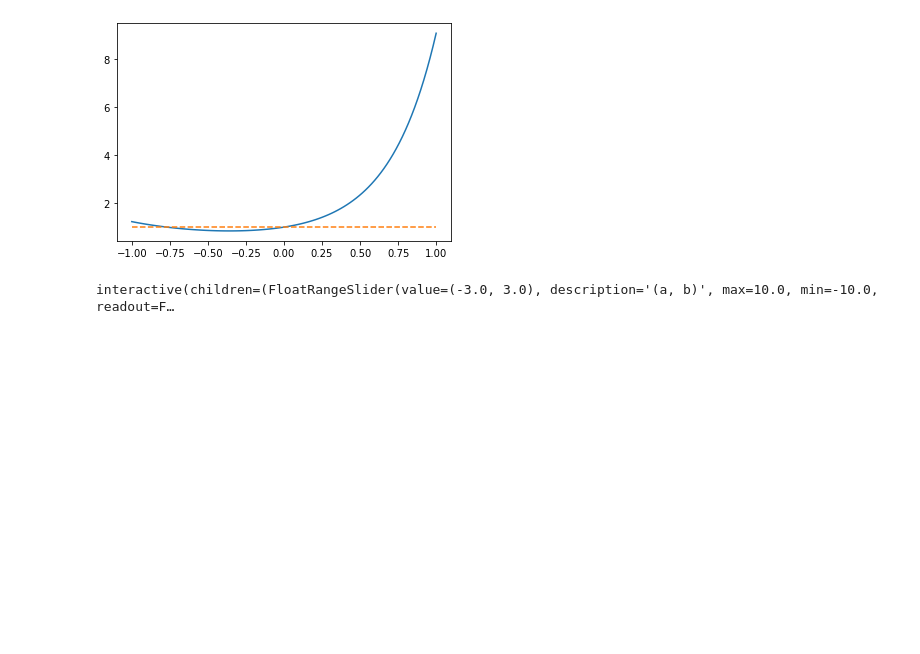
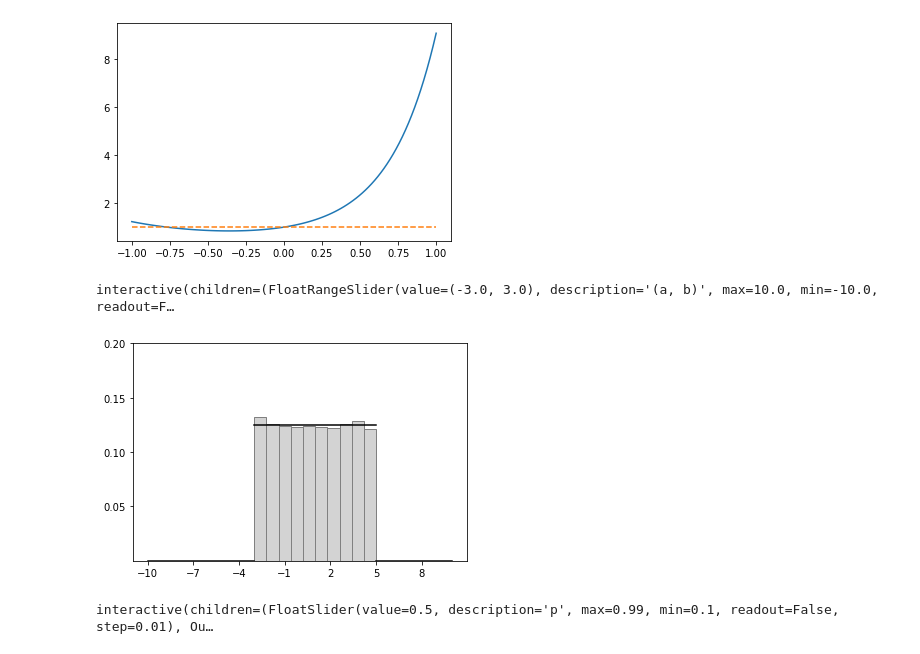
Before and after one commit to dariomalchiodi/sds, a Jupyter notebook: sds/notebooks/notebooks.ipynb, the cells around one changed output. Saved outputs shown, nothing was run; the diff lists cells and outputs as text; code cells hidden in the pictures; blank space fills up the shorter version.

```diff
--- a/sds/notebooks/notebooks.ipynb
+++ b/sds/notebooks/notebooks.ipynb
@@ -526,3 +524,53 @@ def uniform_kurtosis(params):
 widgets.interactive(uniform_kurtosis, params = param_slider)
 # %% [output]
 interactive(children=(FloatRangeSlider(value=(-3.0, 3.0), description='(a, b)', max=10.0, min=-10.0, readout=F…
+# %%
+import scipy.stats as st
+
+a = -3
+b = 5
+
+U = st.uniform(a, b-a)
+
+m = 5000
+x = U.rvs(m)
+
+plt.hist(x, bins=10, density=True, color='lightgray', edgecolor='gray')
+
+plt.plot([-10, a], [0, 0], c='k')
+plt.plot([a, b], [1/(b-a), 1/(b-a)], c='k')
+plt.plot([b, 10], [0, 0], c='k')
+plt.ylim(0, .2)
+plt.xticks([-10, -7, -4, -1, 2, 5, 8])
+plt.yticks([.05, .1, .15, .2])
+plt.show()
+# %% [output]
+[figure, added]
+# %%
+import ipywidgets as widgets
+from scipy import stats as st
+
+param_slider = widgets.FloatSlider(value=0.5,
+                                        min=0.1,
+                                        max=0.99,
+                                        step=0.01,
+                                        description='p',
+                                        continuous_update=True,
+                                        readout=False,
+                                        orientation='horizontal')
+
+def bernoulli_kurtosis(p):
+    x = np.linspace(-10, 10, 200)
+    Z = st.norm(p, (p*(1 - p))**0.5)
+    y_norm = Z.pdf(x)
+
+    plt.plot(x, y_norm)
+
+    plt.plot([0, 0], [0, 1-p], c='k')
+    plt.plot([1, 1], [0, p], c='k')
+    plt.title(rf'$p = {p:.2f}$')
+    plt.show()
+
+widgets.interactive(bernoulli_kurtosis, p = param_slider)
+# %% [output]
+interactive(children=(FloatSlider(value=0.5, description='p', max=0.99, min=0.1, readout=False, step=0.01), Ou…
```
Also changed, not shown: parts of 2 cells of this notebook, 7 other files.
